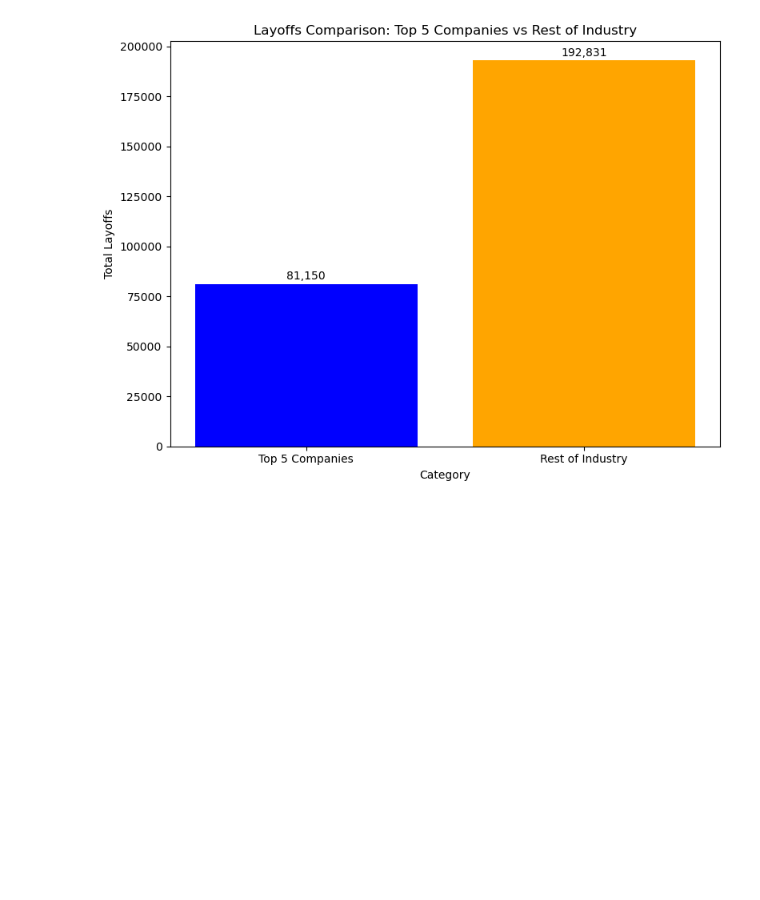
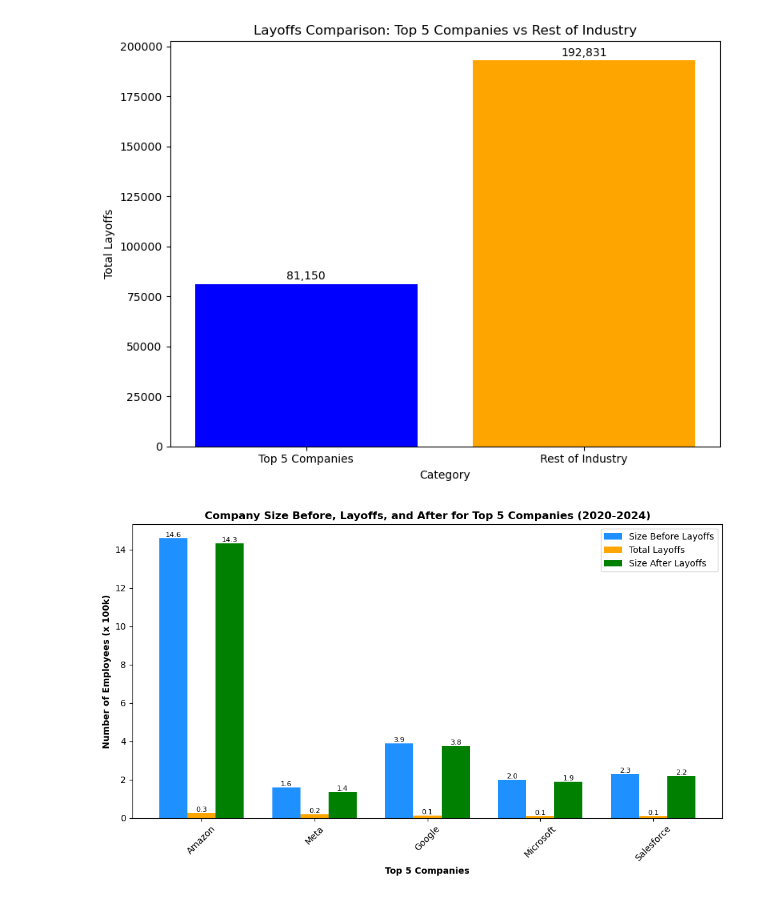
Before and after one commit to cschneggenburger/group-2-project-1, a Jupyter notebook: Big_Tech_Layoffs_Dylan.ipynb, the cells around one changed output. Drawn from its saved outputs; the diff is of its cells as text; code cells hidden in the pictures; blank space fills up the shorter version.

Commit message:
more visuals added

```diff
--- a/Big_Tech_Layoffs_Dylan.ipynb
+++ b/Big_Tech_Layoffs_Dylan.ipynb
@@ -90,7 +69,15 @@ df_usa.loc[df_usa['Company'] == 'SaleSan Franciscoorce', 'Company'] = 'Salesforc
 
 # groupby Company Layoffs
 company_layoffs = df_usa.groupby('Company')['Laid_Off'].sum()
-usa_top_5 = company_layoffs.nlargest(5)
-rest = company_layoffs.sum() - usa_top_5.sum()
-print(usa_top_5)
-print(rest)
+company_size_before = df_usa.groupby('Company')['Company_Size_before_Layoffs'].sum()
+company_size_after = df_usa.groupby('Company')['Company_Size_after_layoffs'].sum()
+usa_top_5_layoffs = company_layoffs.nlargest(5)
+rest_companies = company_layoffs.drop(usa_top_5_layoffs.index)
+rest_layoffs = rest_companies.sum()
+
+top_5_size_before = company_size_before.loc[usa_top_5_layoffs.index]
+top_5_size_after = company_size_after.loc[usa_top_5_layoffs.index]
+
+# Get median values for rest of the companies
+rest_size_before = company_size_before.loc[rest_companies.index].median()
+rest_size_after = company_size_after.loc[rest_companies.index].median()
@@ -165,0 +142,38 @@ plt.show()
+# %%
+# Plotting the bar chart
+plt.figure(figsize=(10, 6))
+
+# Width of each bar
+bar_width = 0.25
+
+# Position of bars on x-axis
+r1 = np.arange(len(usa_top_5_layoffs))
+r2 = [x + bar_width for x in r1]
+r3 = [x + bar_width for x in r2]
+
+# Plotting bars for top 5 companies' size before layoffs
+bars1 = plt.bar(r1, top_5_size_before / 100000, color='dodgerblue', width=bar_width, label='Size Before Layoffs')
+
+# Plotting bars for total layoffs
+bars2 = plt.bar(r2, usa_top_5_layoffs / 100000, color='orange', width=bar_width, label='Total Layoffs')
+
+# Plotting bars for top 5 companies' size after layoffs
+bars3 = plt.bar(r3, top_5_size_after / 100000, color='green', width=bar_width, label='Size After Layoffs')
+
+# Adding labels to the bars
+plt.xlabel('Top 5 Companies', fontweight='bold')
+plt.xticks([r + bar_width for r in range(len(usa_top_5_layoffs))], usa_top_5_layoffs.index, rotation=45)
+plt.ylabel('Number of Employees (x 100k)', fontweight='bold')
+plt.title('Company Size Before, Layoffs, and After for Top 5 Companies (2020-2024)', fontweight='bold')
+plt.legend()
+
+# Adding values above each bar
+for bars in [bars1, bars2, bars3]:
+    for bar in bars:
+        height = bar.get_height()
+        plt.text(bar.get_x() + bar.get_width() / 2, height, f'{height:.1f}', ha='center', va='bottom', fontsize=8)
+
+plt.tight_layout()
+plt.show()
+# %% [output]
+[figure, added]
```
Also changed, not shown: parts of 7 cells of this notebook.
